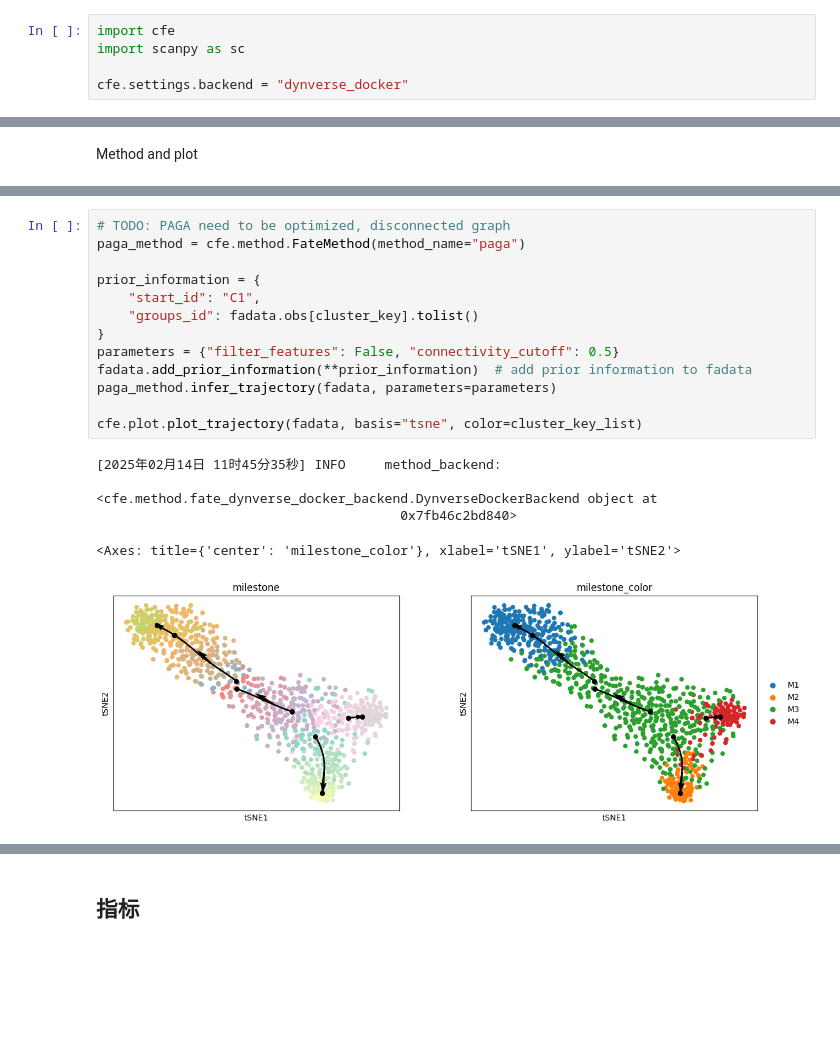
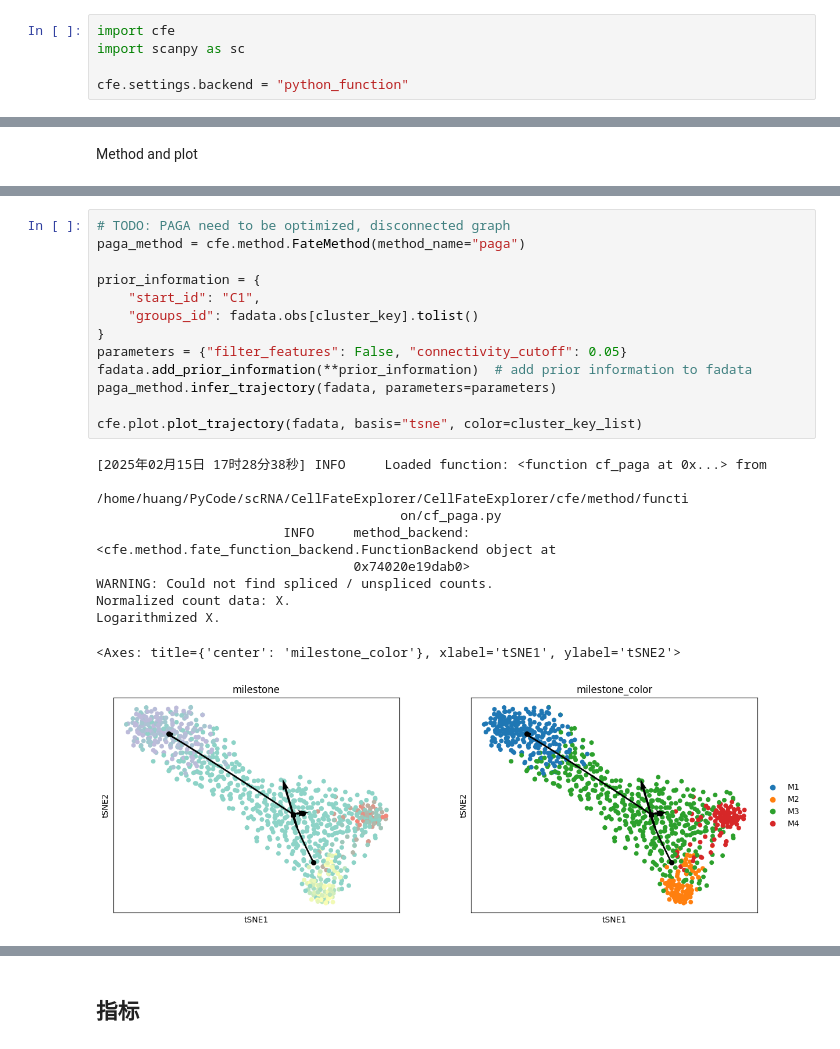
Before and after one commit to HuangDDU/cafe-release, a Jupyter notebook: notebook/benchmark_dyntoy_bifurcating_1.ipynb, the cells around one changed output, grey strips where cells are left out. Drawn from its saved outputs; the diff is of its cells as text; blank space fills up the shorter version.

```diff
--- a/notebook/benchmark_dyntoy_bifurcating_1.ipynb
+++ b/notebook/benchmark_dyntoy_bifurcating_1.ipynb
@@ -2,5 +2,5 @@
 import cfe
 import scanpy as sc
 
-cfe.settings.backend = "dynverse_docker"
+cfe.settings.backend = "python_function"
 # %% [output]
@@ -53,22 +53,27 @@ cfe.plot.plot_trajectory(fadata, basis="tsne", color=cluster_key_list)
 # %%
 # TODO: PAGA need to be optimized, disconnected graph
 paga_method = cfe.method.FateMethod(method_name="paga")
 
 prior_information = {
     "start_id": "C1",
     "groups_id": fadata.obs[cluster_key].tolist()
 }
-parameters = {"filter_features": False, "connectivity_cutoff": 0.5}
+parameters = {"filter_features": False, "connectivity_cutoff": 0.05}
 fadata.add_prior_information(**prior_information)  # add prior information to fadata
 paga_method.infer_trajectory(fadata, parameters=parameters)
 
 cfe.plot.plot_trajectory(fadata, basis="tsne", color=cluster_key_list)
 # %% [output]
-[2025年02月14日 11时45分35秒] INFO     method_backend:
-                                       <cfe.method.fate_dynverse_docker_backend.DynverseDockerBackend object at
-                                       0x7fb46c2bd840>
+[2025年02月15日 17时28分38秒] INFO     Loaded function: <function cf_paga at 0x...> from
+                                       /home/huang/PyCode/scRNA/CellFateExplorer/CellFateExplorer/cfe/method/functi
+                                       on/cf_paga.py
+                        INFO     method_backend: <cfe.method.fate_function_backend.FunctionBackend object at
+                                 0x74020e19dab0>
+WARNING: Could not find spliced / unspliced counts.
+Normalized count data: X.
+Logarithmized X.
 <Axes: title={'center': 'milestone_color'}, xlabel='tSNE1', ylabel='tSNE2'>
-[figure, old version]
+[figure, new version]
 # %%
 comp1_method = cfe.method.FateMethod(method_name="comp1")
 
```
Also changed, not shown: parts of 6 cells of this notebook, 4 other files.
